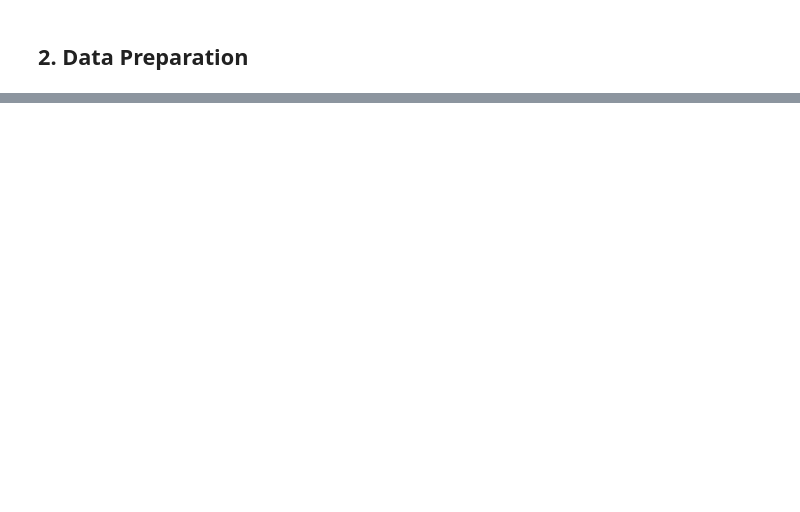
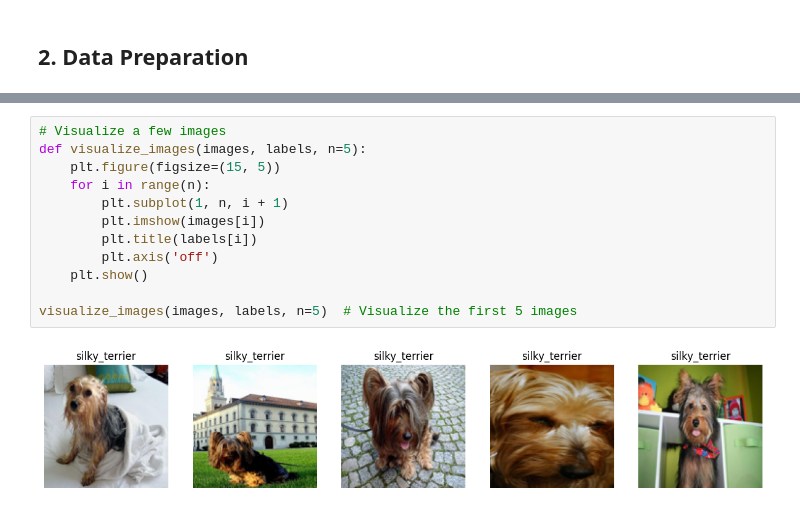
Before and after one commit to logcho/dog-image-analysis, a Jupyter notebook: notebooks/exploration.ipynb, the cells around one changed output, grey strips where cells are left out. Cells and saved outputs as stored; diff of their text form; blank space fills up the shorter version.

```diff
--- a/notebooks/exploration.ipynb
+++ b/notebooks/exploration.ipynb
@@ -38,0 +103,14 @@ The expected outcome of this analysis is to develop a robust image classificatio
+# %%
+# Visualize a few images
+def visualize_images(images, labels, n=5):
+    plt.figure(figsize=(15, 5))
+    for i in range(n):
+        plt.subplot(1, n, i + 1)
+        plt.imshow(images[i])
+        plt.title(labels[i])
+        plt.axis('off')
+    plt.show()
+
+visualize_images(images, labels, n=5)  # Visualize the first 5 images
+# %% [output]
+[figure, added]
```
Also changed, not shown: parts of 18 cells of this notebook.
